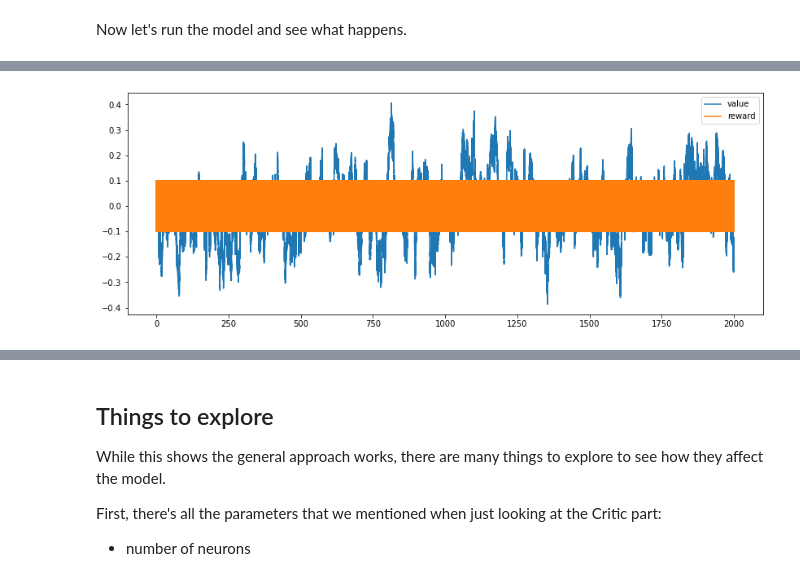
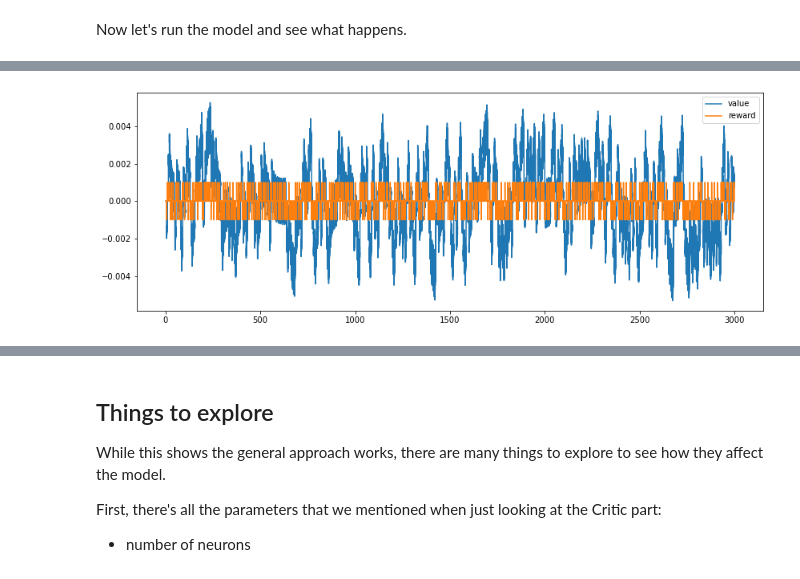
Before and after one commit to Alphat18/RL-Actor-Critic-Gesture-Dataset, a Jupyter notebook: rl/Implementing Actor-Critic RL in Nengo.ipynb, the cells around one changed output, grey strips where cells are left out. Saved outputs shown, nothing was run; the diff lists cells and outputs as text; code cells hidden in the pictures.

```diff
--- a/rl/Implementing Actor-Critic RL in Nengo.ipynb
+++ b/rl/Implementing Actor-Critic RL in Nengo.ipynb
@@ -140,23 +140,7 @@ class Environment:
         self.gesture = np.random.randint(2)
         self.events = self.all_events[self.gesture]
 
-    def update(self, x): # update with 3 actions, the gesture changing when using action 2 and 3.
-        state = self.events[self.cursor]
-        if x[0] > 0: # We choose to do nothing and wait for more inputs
-            reward = 0
-        elif x[1] > 0: # We decide this is the 1st gesture
-            self.swap_gesture()
-            reward = 1 if self.gesture == 0 else -1
-        elif x[2] > 0: # We decide this is the 2nd gesture
-            self.swap_gesture()
-            reward = 1 if self.gesture == 1 else -1
-
-        self.cursor += 1
-        if self.cursor > len(self.events):
-            self.cursor = 0
-        return *state.flatten(), reward
-
-    def update_2(self, x): # update with 2 actions, the gesture chaging only when all the events have been read.
+    def update(self, x): # update with 2 actions, the gesture chaging only when all the events have been read.
         state = self.events[self.cursor]
         self.cursor += 1
         reward = 0
@@ -169,6 +153,22 @@ class Environment:
             self.swap_gesture()
 
         return *state.flatten(), reward
+
+#    def update(self, x): # update with 3 actions, the gesture changing when using action 2 and 3.
+#        state = self.events[self.cursor]
+#        if x[0] > 0: # We choose to do nothing and wait for more inputs
+#            reward = 0
+#        elif x[1] > 0: # We decide this is the 1st gesture
+#            self.swap_gesture()
+#            reward = 1 if self.gesture == 0 else -1
+#        elif x[2] > 0: # We decide this is the 2nd gesture
+#            self.swap_gesture()
+#            reward = 1 if self.gesture == 1 else -1
+#
+#        self.cursor += 1
+#        if self.cursor > len(self.events):
+#            self.cursor = 0
+#        return *state.flatten(), reward
 # %% [markdown]
 And now let's re-create the Critic part of the model as well as the new Actor part.
 # %%
@@ -193,7 +193,7 @@ with model:
     #   it has 16385 inputs: the first 16384 are the state made of the 128*128 pixels
     #   array mapped from the DVS sensor, and the last is the reward.
     #   there is 3 action possible, do nothing, recognize gesture 1 and recognize gesture 2.
-    env = nengo.Node(lambda t, x: environment.update_2(x), size_in=Sizes.actions, size_out=Sizes.pop_dvs+1)
+    env = nengo.Node(lambda t, x: environment.update(x), size_in=Sizes.actions, size_out=Sizes.pop_dvs+1)
 
     # set up some other Nodes that just grab the state and reward information,
     #  just for clarity
@@ -284,6 +284,6 @@ sim = nengo.Simulator(model)
 # %% [output]
 [interactive output not drawn]
 # %%
-sim.run(100)
+sim.run(3000)
 # %% [output]
 [interactive output not drawn]
@@ -290,8 +307,8 @@ sim.run(100)
 # %%
 plt.figure(figsize=(14,5))
 plt.plot(sim.trange(), sim.data[p_value], label='value')
-plt.plot(sim.trange(), sim.data[p_reward]/10, label='reward')
+plt.plot(sim.trange(), sim.data[p_reward]/1000, label='reward')
 plt.legend()
 plt.show()
 # %% [output]
-[figure, old version]
+[figure, new version]
```
Also changed, not shown: parts of 3 cells of this notebook, 1 other file.
